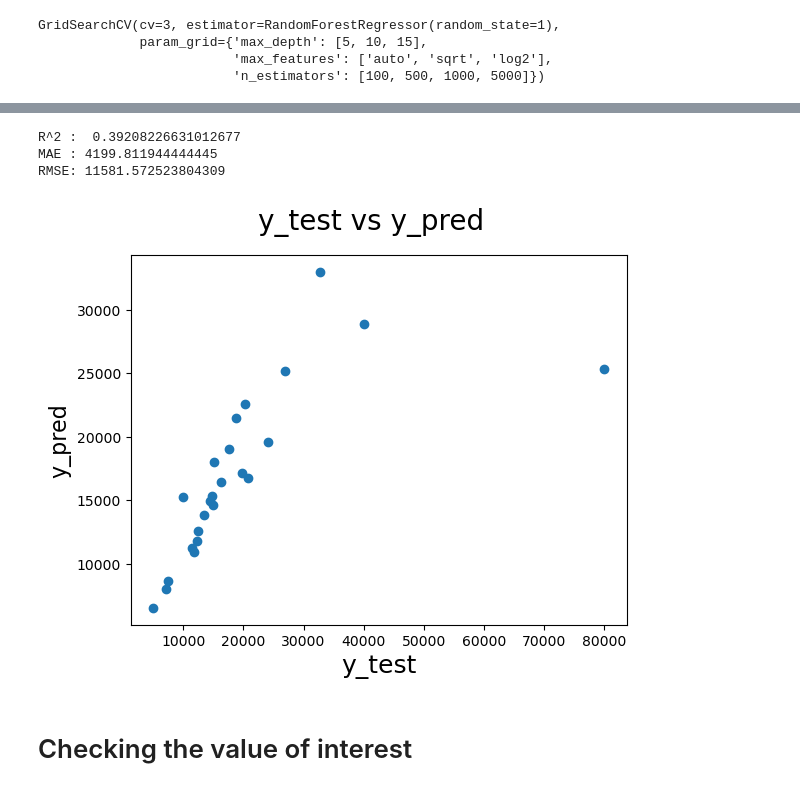
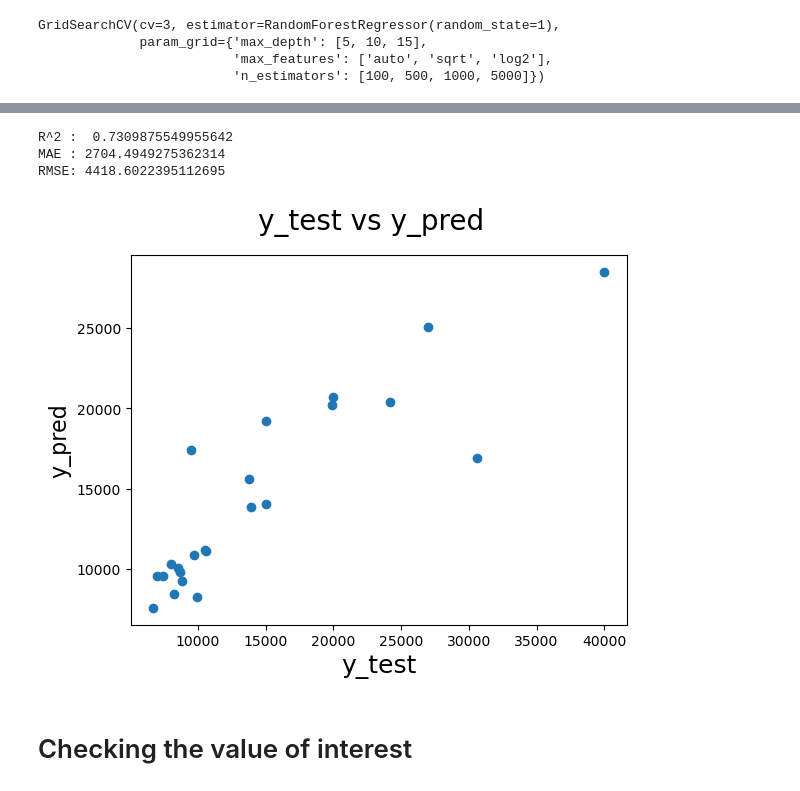
Before and after one commit to blue-quark/trailer_price_regression, a Jupyter notebook: trailer-price-regression.ipynb, the cells around one changed output, grey strips where cells are left out. Saved outputs shown, nothing was run; the diff lists cells and outputs as text; code cells hidden in the pictures.

Commit message:
Kaggle Notebook | Trailer Price Regression | Version 13

```diff
--- a/trailer-price-regression.ipynb
+++ b/trailer-price-regression.ipynb
@@ -298,7 +298,7 @@ data2=data2.drop(data.index[93:])
 # %%
 #here the data is split up into X,y where X contains everything but price and y contains what we want to predict (price)
 #price is what we want to predict
-X = data2.drop(['price'],axis=1)
+X = data2.drop(['price', 'Manufacturer', 'model'],axis=1)
 y=data2['price']
 # %%
 X_train,X_test,y_train,y_test = train_test_split(X,y,test_size=0.25,random_state=1)
@@ -429,7 +429,7 @@ The features which have been included thus far are based on features that have e
 from sklearn.feature_selection import SelectKBest
 from sklearn.feature_selection import chi2
 
-X = data2.drop(['price'],axis=1)
+X = data2.drop(['price', 'Manufacturer', 'model'],axis=1)
 y=data2['price']
 bestfeatures = SelectKBest(score_func=chi2, k=10)
 fit = bestfeatures.fit(X,y)
@@ -487,4 +487,4 @@ g=sns.heatmap(data2[top_corr_features].corr(),annot=True,cmap="Spectral")
 # Feature Engineering
 This section is in progress while more feature data is collected.
 # %%
-data3=data.drop(data.index[[90]])
+data3=data.drop(data.index[90:92])
@@ -491,6 +507,6 @@ data3=data.drop(data.index[[90]])
 # %%
 #removing everything with a negative correlation
-X = data3.drop(['price', 'Roof Rack', 'Driver Side Window', 'Driver Side Door', 'Passenger Side Door', 'Passenger Side Window', 'Rear Door'],axis=1)
+X = data3.drop(['price', 'Roof Rack', 'Driver Side Window', 'Usage Intent- On or Off Road', 'Manufacturer', 'model'],axis=1)
 y=data3['price']
 # %%
 X_train,X_test,y_train,y_test = train_test_split(X,y,test_size=0.25,random_state=1)
@@ -626,12 +643,12 @@ CV_rfc.best_params_
 # %%
 #run a final model using the optimal parameters
-final_model = RandomForestRegressor(criterion= 'squared_error', n_estimators=100, max_features='sqrt', max_depth=10, min_samples_leaf=1, random_state=1)
+final_model = RandomForestRegressor(criterion= 'squared_error', n_estimators=100, max_features='sqrt', max_depth=15, min_samples_leaf=1, random_state=1)
 run_experiment(final_model)
 # %% [output]
-R^2 :  0.39208226631012677
-MAE : 4199.811944444445
-RMSE: 11581.572523804309
+R^2 :  0.7309875549955642
+MAE : 2704.4949275362314
+RMSE: 4418.6022395112695
-[figure, old version]
+[figure, new version]
 # %% [markdown]
 # Checking the value of interest
 # %%
```
Also changed, not shown: parts of 42 cells of this notebook.
